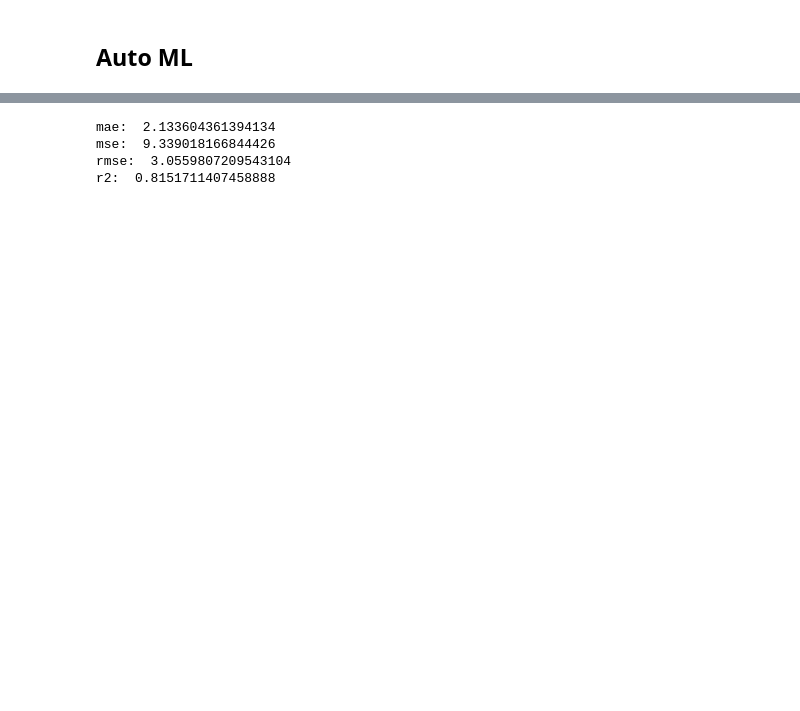
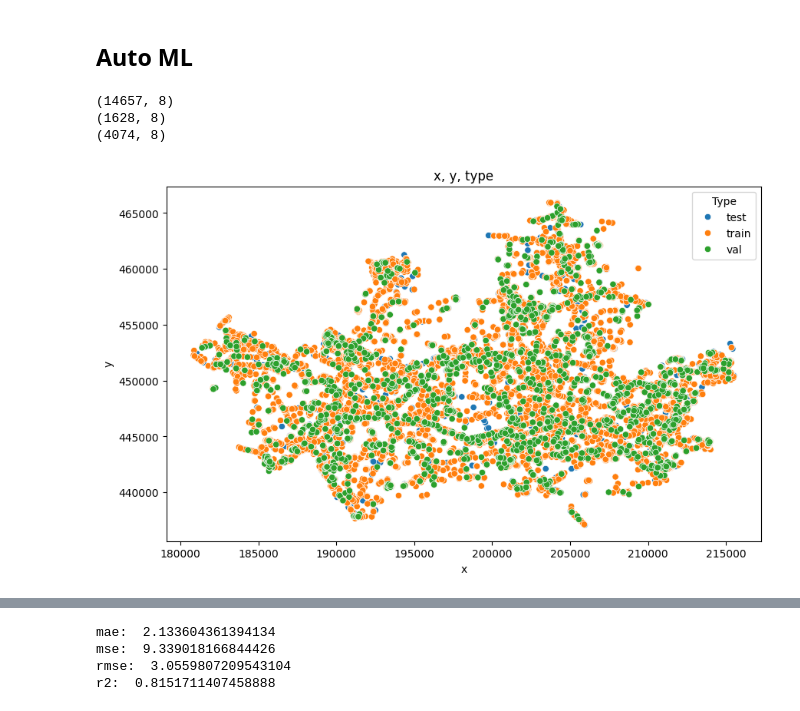
Before and after one commit to go0leum/rockhead_prediction, a Jupyter notebook: bedrock_head_prediction_automl.ipynb, the cells around one changed output, grey strips where cells are left out. Drawn from its saved outputs; the diff is of its cells as text; code cells hidden in the pictures; blank space fills up the shorter version.

```diff
--- a/bedrock_head_prediction_automl.ipynb
+++ b/bedrock_head_prediction_automl.ipynb
@@ -8,0 +7,23 @@ test_df = pd.read_csv('data/240822_Rockhead_Seoul_test.csv')
+# %%
+train_df = pd.read_csv('data/240907_Rockhead_Seoul_train(false, before_aumentation).csv')
+val_df = pd.read_csv('data/240907_Rockhead_Seoul_val(false, before_aumentation).csv')
+test_df = pd.read_csv('data/240907_Rockhead_Seoul_test(false, before_aumentation).csv')
+
+print(train_df.shape)
+print(val_df.shape)
+print(test_df.shape)
+# %% [output]
+(14657, 8)
+(1628, 8)
+(4074, 8)
+# %%
+train_df['Type'] = 'train'
+val_df['Type'] = 'val'
+test_df['Type'] = 'test'
+
+df_concat = pd.DataFrame(columns=train_df.columns)
+df_concat = pd.concat([df_concat, test_df, train_df, val_df])
+
+eda_utils.scatter_relation(df_concat, 'x', 'y', 'x, y, type','Type')
+# %% [output]
+[figure, added]
```
Also changed, not shown: parts of 5 cells of this notebook.
